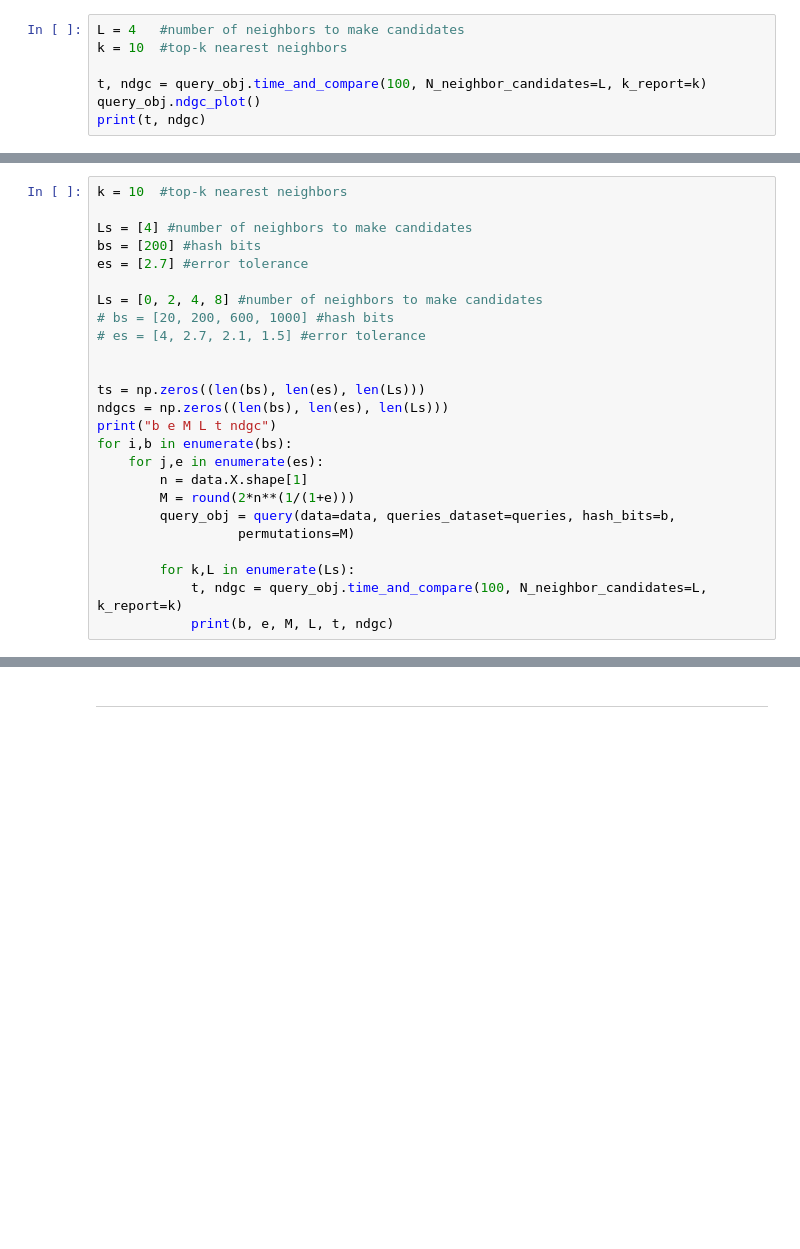
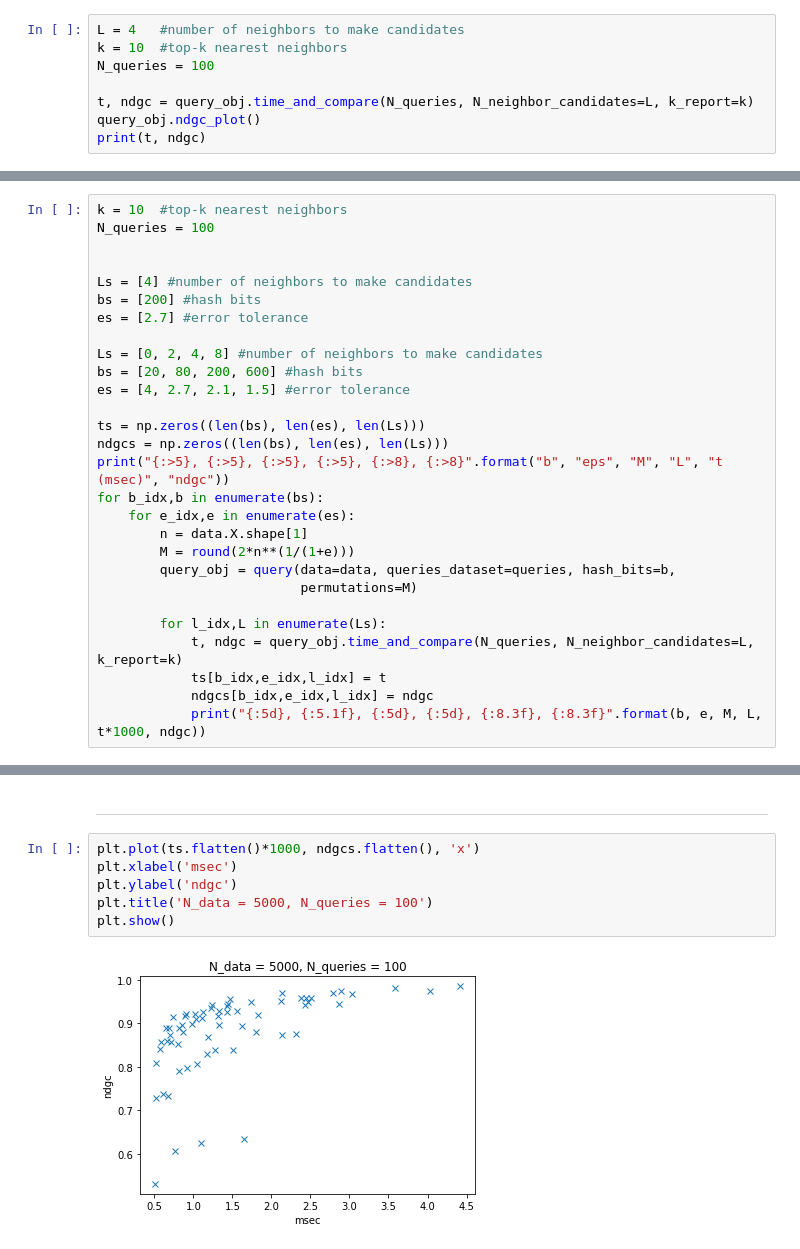
Before and after one commit to davidtag/cs166-project, a Jupyter notebook: experiment_gridsearch.ipynb, the cells around one changed output, grey strips where cells are left out. Saved outputs shown, nothing was run; the diff lists cells and outputs as text; blank space fills up the shorter version.

Commit message:
Plotting experiment

```diff
--- a/experiment_gridsearch.ipynb
+++ b/experiment_gridsearch.ipynb
@@ -30,8 +30,9 @@ query_obj = query(data=data, queries_dataset=queries, hash_bits=b,
 # %%
 L = 4   #number of neighbors to make candidates
 k = 10  #top-k nearest neighbors
+N_queries = 100
 
-t, ndgc = query_obj.time_and_compare(100, N_neighbor_candidates=L, k_report=k)
+t, ndgc = query_obj.time_and_compare(N_queries, N_neighbor_candidates=L, k_report=k)
 query_obj.ndgc_plot()
 print(t, ndgc)
 # %% [output]
@@ -39,27 +40,30 @@ print(t, ndgc)
 0.0015286850929260255
 # %%
 k = 10  #top-k nearest neighbors
+N_queries = 100
+
 
 Ls = [4] #number of neighbors to make candidates
 bs = [200] #hash bits
 es = [2.7] #error tolerance
 
 Ls = [0, 2, 4, 8] #number of neighbors to make candidates
-# bs = [20, 200, 600, 1000] #hash bits
-# es = [4, 2.7, 2.1, 1.5] #error tolerance
-
+bs = [20, 80, 200, 600] #hash bits
+es = [4, 2.7, 2.1, 1.5] #error tolerance
 
 ts = np.zeros((len(bs), len(es), len(Ls)))
 ndgcs = np.zeros((len(bs), len(es), len(Ls)))
-print("b e M L t ndgc")
-for i,b in enumerate(bs):
-    for j,e in enumerate(es):
+print("{:>5}, {:>5}, {:>5}, {:>5}, {:>8}, {:>8}".format("b", "eps", "M", "L", "t (msec)", "ndgc"))
+for b_idx,b in enumerate(bs):
+    for e_idx,e in enumerate(es):
         n = data.X.shape[1]
         M = round(2*n**(1/(1+e)))
         query_obj = query(data=data, queries_dataset=queries, hash_bits=b,
-                  permutations=M)
+                          permutations=M)
 
-        for k,L in enumerate(Ls):
-            t, ndgc = query_obj.time_and_compare(100, N_neighbor_candidates=L, k_report=k)
-            print(b, e, M, L, t, ndgc)
+        for l_idx,L in enumerate(Ls):
+            t, ndgc = query_obj.time_and_compare(N_queries, N_neighbor_candidates=L, k_report=k)
+            ts[b_idx,e_idx,l_idx] = t
+            ndgcs[b_idx,e_idx,l_idx] = ndgc
+            print("{:5d}, {:5.1f}, {:5d}, {:5d}, {:8.3f}, {:8.3f}".format(b, e, M, L, t*1000, ndgc))
 # %% [output]
@@ -71,2 +87,10 @@ b e M L t ndgc
 # %% [markdown]
 ---
+# %%
+plt.plot(ts.flatten()*1000, ndgcs.flatten(), 'x')
+plt.xlabel('msec')
+plt.ylabel('ndgc')
+plt.title('N_data = 5000, N_queries = 100')
+plt.show()
+# %% [output]
+[figure, added]
```
Also changed, not shown: parts of 5 cells of this notebook.
